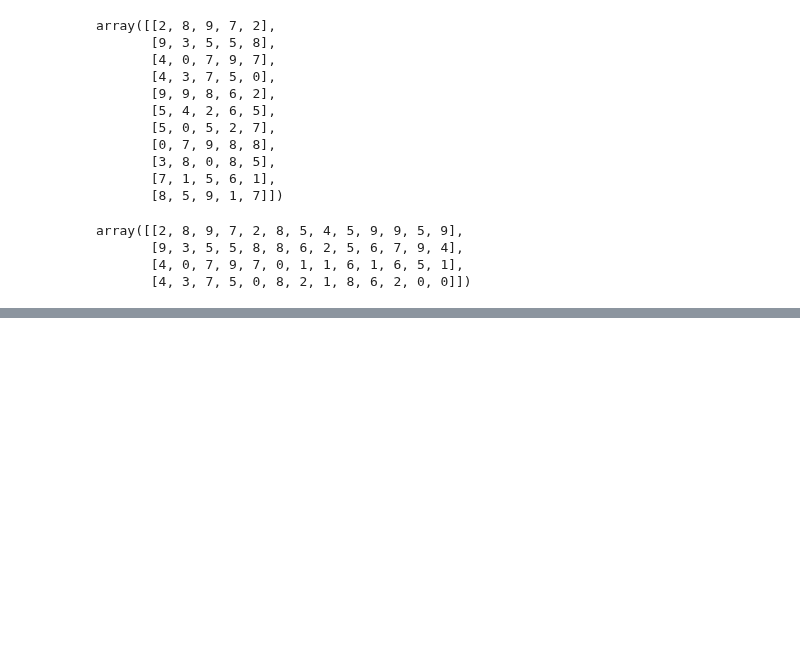
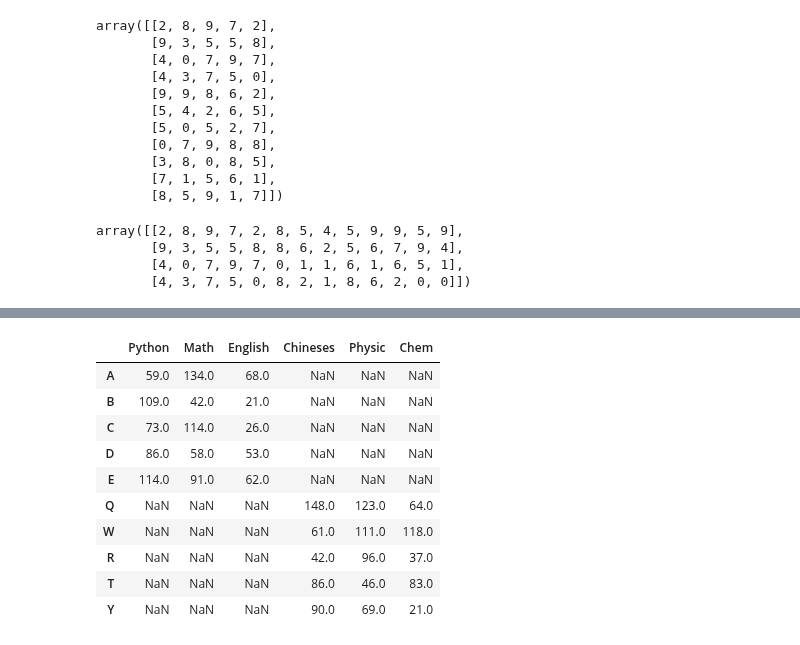
Before and after one commit to TinyHandsome/BookStudy, a Jupyter notebook: python_projects/2-千峰数据分析/7-pandas.ipynb, the cells around one changed output, grey strips where cells are left out. Drawn from its saved outputs; the diff is of its cells as text; code cells hidden in the pictures; blank space fills up the shorter version.

```diff
--- a/python_projects/2-千峰数据分析/7-pandas.ipynb
+++ b/python_projects/2-千峰数据分析/7-pandas.ipynb
@@ -1433,3 +1433,5 @@ array([[2, 8, 9, 7, 2, 8, 5, 4, 5, 9, 9, 5, 9],
 df1 = DataFrame(np.random.randint(0, 150, size=(5,3)), columns=['Python', 'Math', 'English'], index=list('ABCDE'))
 # %%
 df2 = DataFrame(np.random.randint(0, 150, size=(5,3)), columns=['Python', 'Math', 'English'], index=list('HIJKL'))
+# %%
+df3 = DataFrame(np.random.randint(0, 150, size=(5, 3)), columns=['Chineses', 'Physic', 'Chem'], index=list('QWRTY'))
@@ -1435,0 +1447,14 @@ df2 = DataFrame(np.random.randint(0, 150, size=(5,3)), columns=['Python', 'Math'
+# %%
+pd.concat([df1, df3])
+# %% [output]
+|  | Python | Math | English | Chineses | Physic | Chem |
+| A | 59.0 | 134.0 | 68.0 | NaN | NaN | NaN |
+| B | 109.0 | 42.0 | 21.0 | NaN | NaN | NaN |
+| C | 73.0 | 114.0 | 26.0 | NaN | NaN | NaN |
+| D | 86.0 | 58.0 | 53.0 | NaN | NaN | NaN |
+| E | 114.0 | 91.0 | 62.0 | NaN | NaN | NaN |
+| Q | NaN | NaN | NaN | 148.0 | 123.0 | 64.0 |
+| W | NaN | NaN | NaN | 61.0 | 111.0 | 118.0 |
+| R | NaN | NaN | NaN | 42.0 | 96.0 | 37.0 |
+| T | NaN | NaN | NaN | 86.0 | 46.0 | 83.0 |
+| Y | NaN | NaN | NaN | 90.0 | 69.0 | 21.0 |
```
Also changed, not shown: parts of 15 cells of this notebook, 1 other file.
